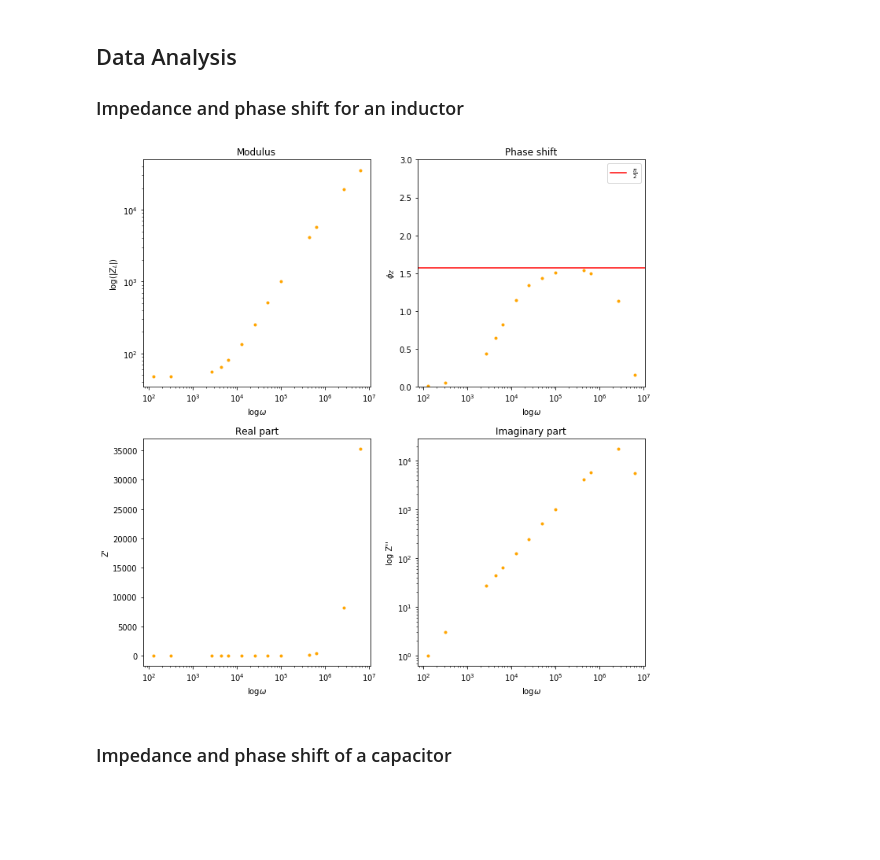
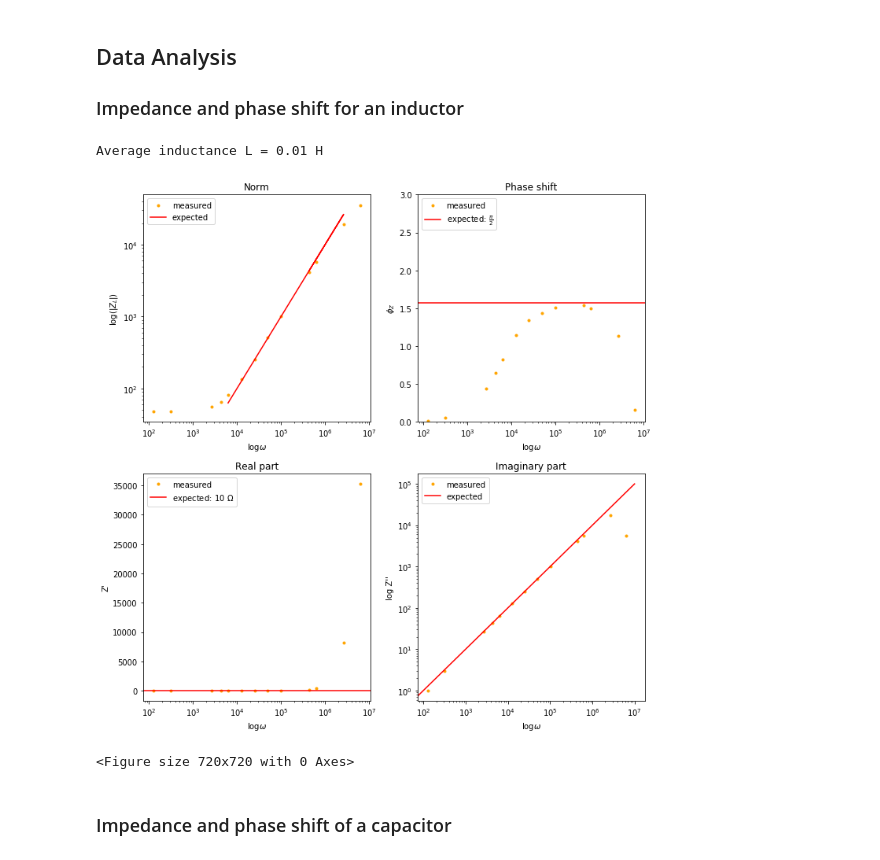
Before and after one commit to stine-fohrmann/Physical-Modelling, a Jupyter notebook: Experiment_2_Impedance.ipynb, the cells around one changed output. Drawn from its saved outputs; the diff is of its cells as text; code cells hidden in the pictures; blank space fills up the shorter version.

```diff
--- a/Experiment_2_Impedance.ipynb
+++ b/Experiment_2_Impedance.ipynb
@@ -43,46 +43,66 @@ def calculatePhaseDifferences(phi_U_values, phi_V_values):
 # Function for calculating impedance
 def calculateImpedance(U_0, V_0, phi_Z):
     Z_hat = (U_0 / V_0 * np.exp(i * phi_Z) - 1) * R
     return Z_hat
 
 
 # Calculate impedance of the inductor
 phi_Z_values = calculatePhaseDifferences(phi_U_values, phi_V_values) + phi_Z_measured
 Z_hat = [calculateImpedance(U_0, V_0, phi_Z) for U_0, V_0, phi_Z in zip(U_0_values, V_0_values, phi_Z_values)]
-Z_hat_mod = [np.abs(z) for z in Z_hat]    # get modulus of Z_hat
-Z_hat_real = [z.real for z in Z_hat]      # get real part of Z_hat
-Z_hat_im = [z.imag for z in Z_hat]        # get imaginary part of Z_hat
+Z_hat_norm = [np.abs(z) for z in Z_hat]     # get modulus of Z_hat
+Z_hat_real = [z.real for z in Z_hat]        # get real part of Z_hat
+Z_hat_im   = [z.imag for z in Z_hat]        # get imaginary part of Z_hat
 
-# Plot
+# Calculate inductance L
+# get frequencies where system behaves as expected
+omega_subset = [omega for omega, f in zip(omega, f_values) if f >= 1000 and f < 1e6]
+# get corresponding norm of Z
+Z_norm_subset = [norm for norm, f in zip(Z_hat_norm, f_values) if f >= 1000 and f < 1e6]
+L = [Z/omega for Z, omega in zip(Z_norm_subset, omega_subset)] # calculate L = |Z|/omega
+L_avg = sum(L)/len(L)                                          # get average L
+Z_norm_ideal = [L_avg*omega for omega in omega_subset]         # compute expected norm
+print(f'Average inductance L = {round(L_avg, 3)} H')
+om = np.linspace(0, 1e7, 100)
+Z_im_ideal = L_avg * om                                        # compute expected Z''
+
+# Plots
 fig, axs = plt.subplots(2, 2)
-axs[0, 0].loglog(omega, Z_hat_mod, '.', color='orange')
-axs[0, 0].set_title('Modulus')
+axs[0, 0].loglog(omega, Z_hat_norm, '.', color='orange', label='measured')
+axs[0, 0].plot(omega_subset, Z_norm_ideal, '-', color='red', label='expected')
+axs[0, 0].set_title('Norm')
 axs[0, 0].set_xlabel(r'$\log{\omega}$')
 axs[0, 0].set_ylabel(r'$\log\left(|Z_L|\right)$')
+axs[0, 0].legend(loc='upper left')
 
-axs[0, 1].semilogx(omega, phi_Z_values, '.', color='orange')
-axs[0, 1].axhline(y = np.pi/2, color = 'r', linestyle = '-', label=r'$\frac{\pi}{2}$')
+axs[0, 1].semilogx(omega, phi_Z_values, '.', color='orange', label='measured')
+axs[0, 1].axhline(y = np.pi/2, color = 'r', linestyle = '-', label=r'expected: $\frac{\pi}{2}$')
 axs[0, 1].set_title('Phase shift')
 axs[0, 1].set_ylim([0, 3])
 axs[0, 1].set_ylabel('$\phi_Z$')
 axs[0, 1].set_xlabel('$\log{\omega}$')
-axs[0, 1].legend(loc='upper right')
+axs[0, 1].legend(loc='upper left')
 
-axs[1, 0].semilogx(omega, Z_hat_real, '.', color='orange')
+axs[1, 0].semilogx(omega, Z_hat_real, '.', color='orange', label='measured')
+axs[1, 0].axhline(y = 10, color = 'r', linestyle = '-', label=r'expected: $10~\Omega$')
 axs[1, 0].set_title('Real part')
 axs[1, 0].set_xlabel(r'$\log{\omega}$')
 axs[1, 0].set_ylabel('Z\'')
+axs[1, 0].legend(loc='upper left')
 
-axs[1, 1].loglog(omega, Z_hat_im, '.', color='orange')
+axs[1, 1].loglog(omega, Z_hat_im, '.', color='orange', label='measured')
+axs[1, 1].plot(om, Z_im_ideal, '-', color='r', label='expected')
 axs[1, 1].set_title('Imaginary part')
 axs[1, 1].set_xlabel(r'$\log{\omega}$')
 axs[1, 1].set_ylabel('log Z\'\'')
+axs[1, 1].legend(loc='upper left')
 
 plt.tight_layout()
-#plt.rcParams["figure.figsize"]=10,10
+plt.figure(figsize=(10,10))
 plt.show()
 # %% [output]
+Average inductance L = 0.01 H
-[figure, old version]
+[figure, new version]
+<Figure size 720x720 with 0 Axes>
 # %% [markdown]
 ### Impedance and phase shift of a capacitor
 # %%
```
Also changed, not shown: parts of 1 cell of this notebook.
